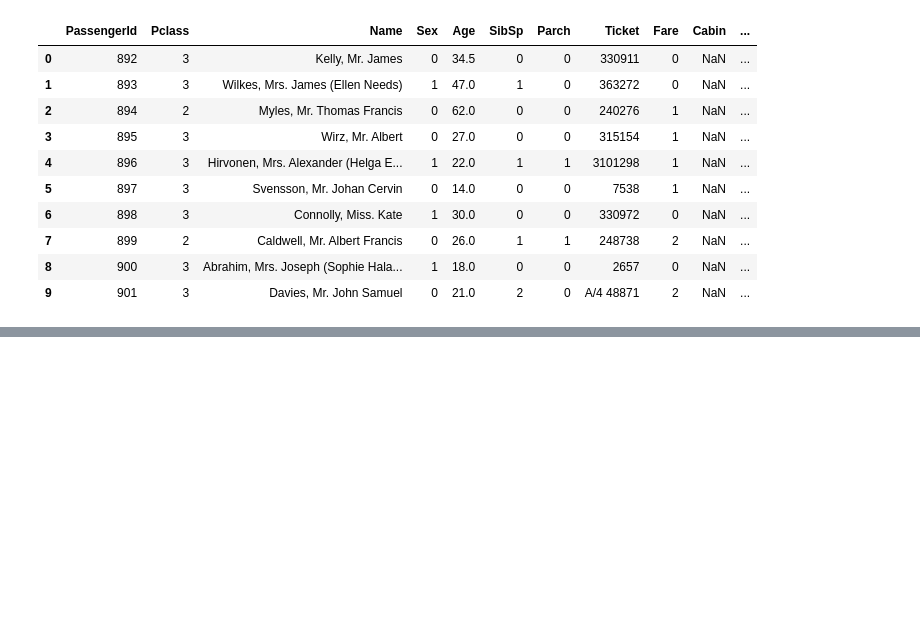
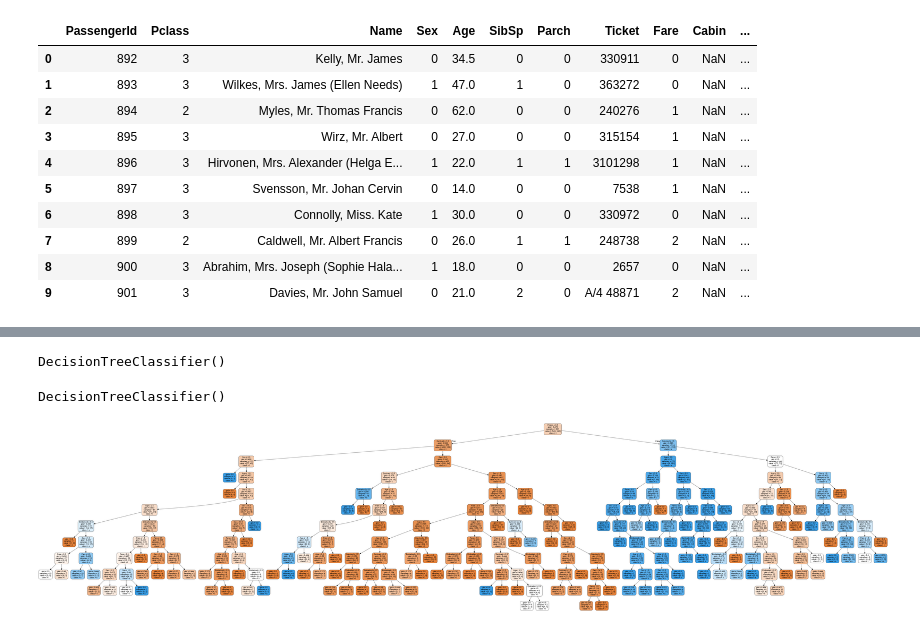
Before and after one commit to beyondfq/HW1-Titanic, a Jupyter notebook: Titanic.ipynb, the cells around one changed output, grey strips where cells are left out. Drawn from its saved outputs; the diff is of its cells as text; code cells hidden in the pictures; blank space fills up the shorter version.

```diff
--- a/Titanic.ipynb
+++ b/Titanic.ipynb
@@ -319,0 +602,20 @@ train.head(10)
+# %%
+from sklearn.tree import DecisionTreeClassifier as dt
+clf = dt()
+# %%
+clf
+# %% [output]
+DecisionTreeClassifier()
+# %%
+train_cols = train.columns[0:len(train.columns)-1]
+# %%
+target_cols = train.columns[-1]
+# %%
+# Fit the model
+clf.fit(X_train, Y_train)
+# %% [output]
+DecisionTreeClassifier()
+# %%
+plot_decision_tree(clf,train_cols,target_cols)
+# %% [output]
+[figure, added]
```
Also changed, not shown: parts of 31 cells of this notebook.
